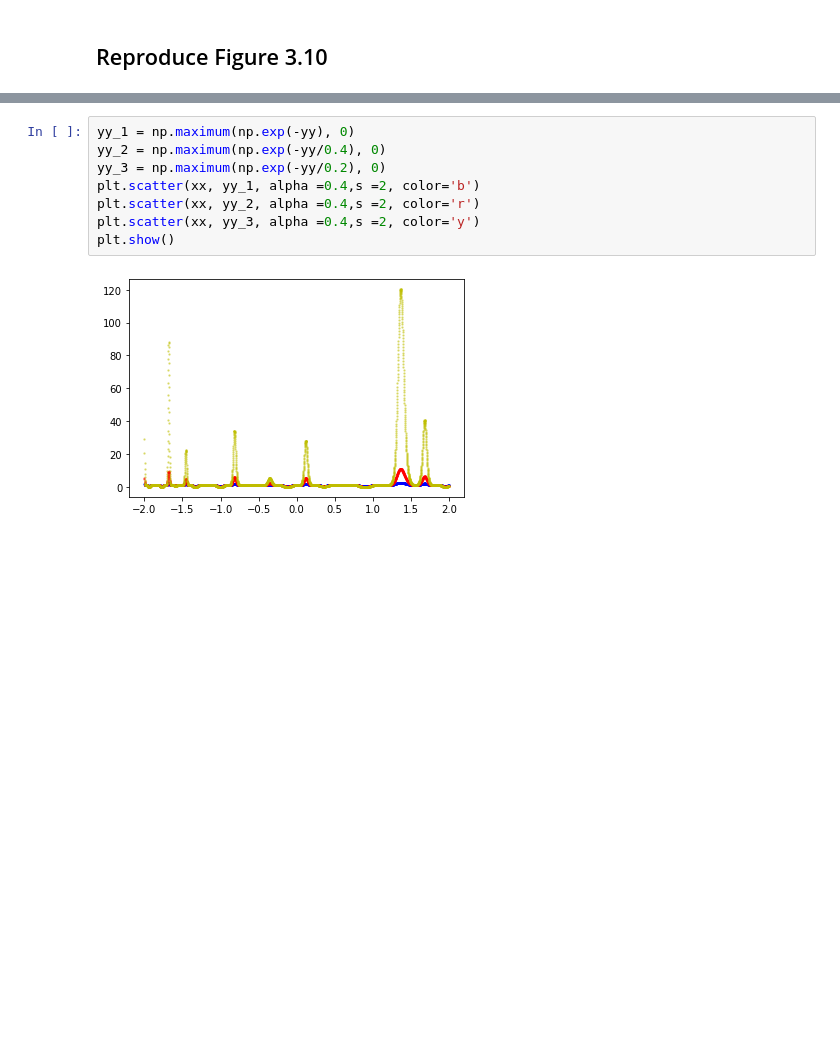
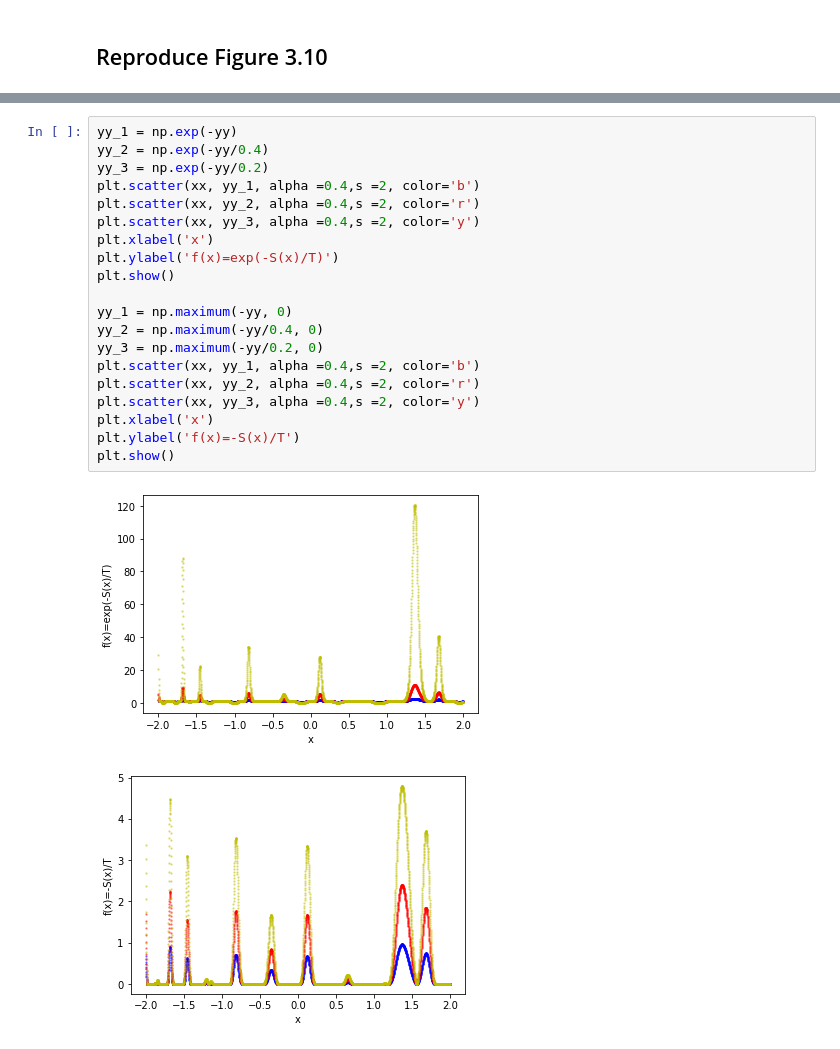
Before and after one commit to gnitnaw/Programs, a Jupyter notebook: Chapter3/simann.ipynb, the cells around one changed output, grey strips where cells are left out. Saved outputs shown, nothing was run; the diff lists cells and outputs as text; blank space fills up the shorter version.

```diff
--- a/Chapter3/simann.ipynb
+++ b/Chapter3/simann.ipynb
@@ -62,10 +64,23 @@ plt.show()
 # %%
-yy_1 = np.maximum(np.exp(-yy), 0)
-yy_2 = np.maximum(np.exp(-yy/0.4), 0)
-yy_3 = np.maximum(np.exp(-yy/0.2), 0)
+yy_1 = np.exp(-yy)
+yy_2 = np.exp(-yy/0.4)
+yy_3 = np.exp(-yy/0.2)
 plt.scatter(xx, yy_1, alpha =0.4,s =2, color='b')
 plt.scatter(xx, yy_2, alpha =0.4,s =2, color='r')
 plt.scatter(xx, yy_3, alpha =0.4,s =2, color='y')
+plt.xlabel('x')
+plt.ylabel('f(x)=exp(-S(x)/T)')
 plt.show()
+
+yy_1 = np.maximum(-yy, 0)
+yy_2 = np.maximum(-yy/0.4, 0)
+yy_3 = np.maximum(-yy/0.2, 0)
+plt.scatter(xx, yy_1, alpha =0.4,s =2, color='b')
+plt.scatter(xx, yy_2, alpha =0.4,s =2, color='r')
+plt.scatter(xx, yy_3, alpha =0.4,s =2, color='y')
+plt.xlabel('x')
+plt.ylabel('f(x)=-S(x)/T')
+plt.show()
 # %% [output]
-[figure, old version]
+[figure, new version]
+[figure, added]
```
Also changed, not shown: parts of 1 cell of this notebook.
